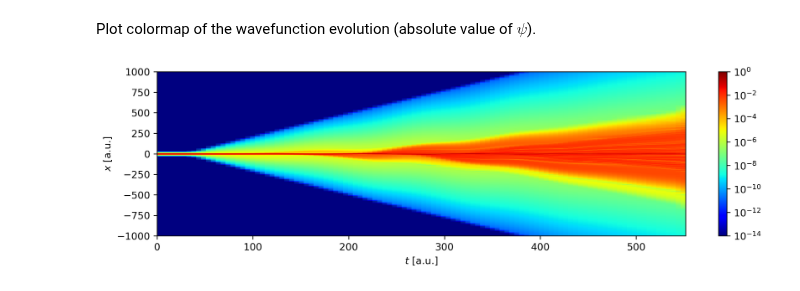
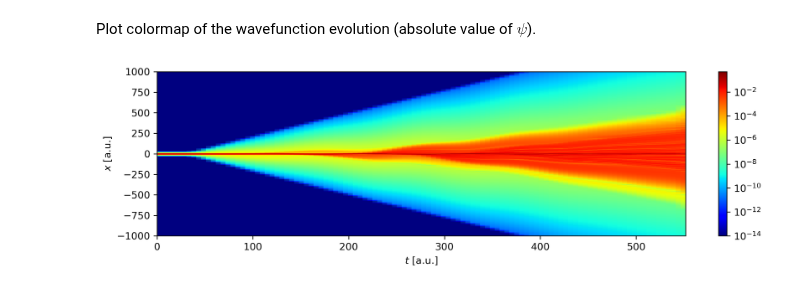
Before and after one commit to MMA-HHG/MMA, a Jupyter notebook: 1DTDSE/PythonTDSE.ipynb, the cells around one changed output. Saved outputs shown, nothing was run; the diff lists cells and outputs as text; code cells hidden in the pictures.

```diff
--- a/1DTDSE/PythonTDSE.ipynb
+++ b/1DTDSE/PythonTDSE.ipynb
@@ -330,6 +330,6 @@ x_range = (np.abs(x) < 1000.1)
 # %% [markdown]
 Plot colormap of the wavefunction evolution (absolute value of $\psi$).
 # %%
-plot_colormap(x[x_range], tgrid, np.transpose(np.abs(wavefunction))[x_range], x_label=r"$t$ [a.u.]", y_label=r"$x$ [a.u.]")
+plot_colormap(x[x_range], tgrid, np.transpose(np.abs(wavefunction))[x_range], x_label=r"$t$ [a.u.]", y_label=r"$x$ [a.u.]", plot_scale="log", z_max=0.5)
 # %% [output]
-[figure, old version]
+[figure, new version]
```
Also changed, not shown: parts of 10 cells of this notebook, 5 other files.
